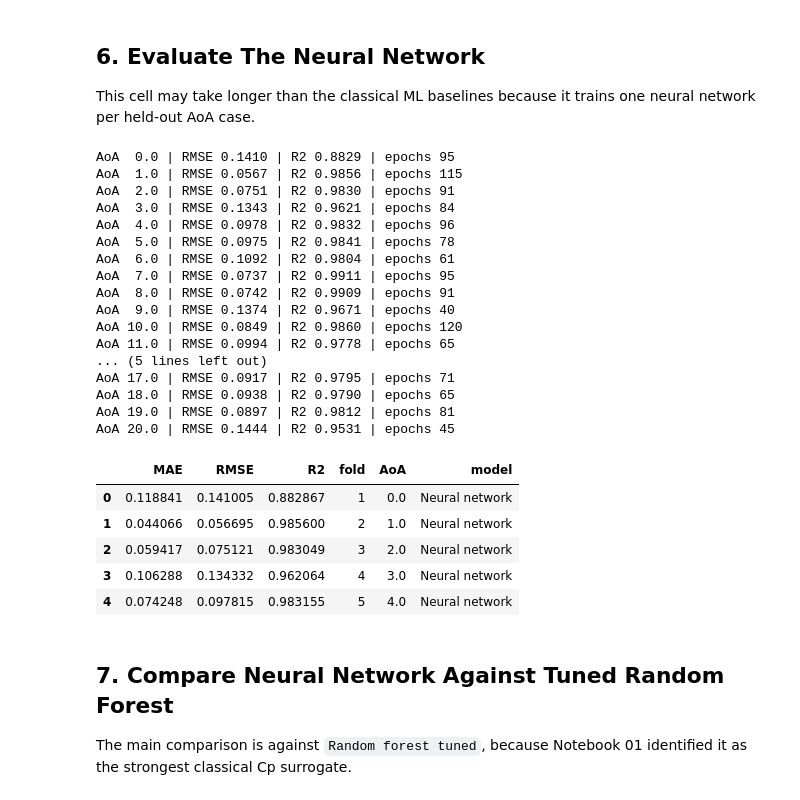
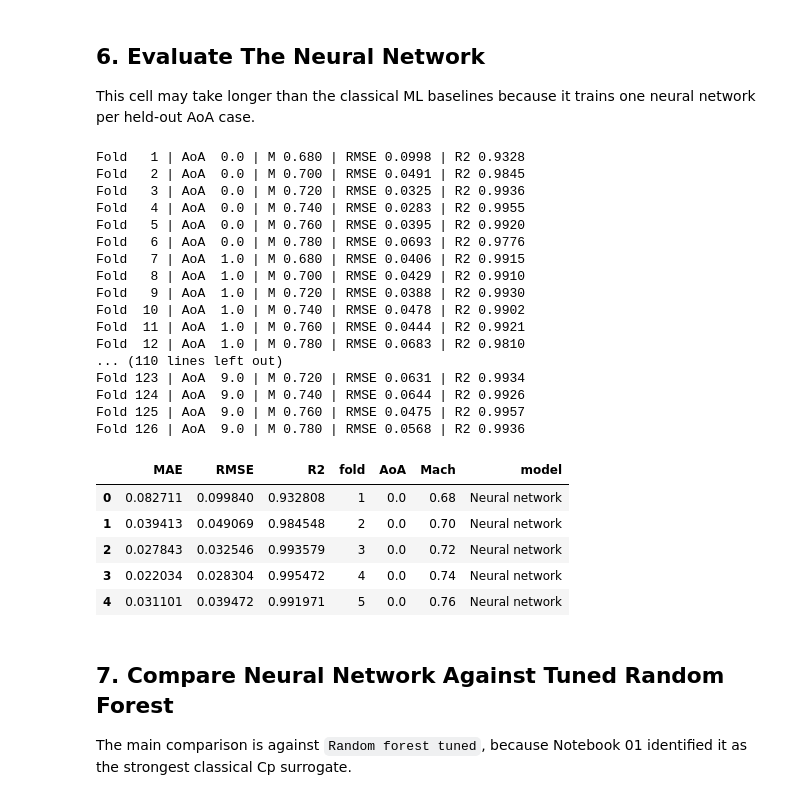
Before and after one commit to ItsKong/CFD-Machine-learning, a Jupyter notebook: notebooks/02_neural_network_comparison.ipynb, the cells around one changed output. Cells and saved outputs as stored; diff of their text form; code cells hidden in the pictures.

Commit message:
add mach number

```diff
--- a/notebooks/02_neural_network_comparison.ipynb
+++ b/notebooks/02_neural_network_comparison.ipynb
@@ -215,30 +229,30 @@ def evaluate_neural_network(X, y, groups, epochs=120, batch_size=64):
 # %%
-nn_scores, nn_predictions, nn_training = evaluate_neural_network(X, y, groups)
+nn_scores, nn_predictions, nn_training = evaluate_neural_network(X, y, groups, original_df=cp_df)
 nn_scores.head()
 # %% [output]
-AoA  0.0 | RMSE 0.1410 | R2 0.8829 | epochs 95
-AoA  1.0 | RMSE 0.0567 | R2 0.9856 | epochs 115
-AoA  2.0 | RMSE 0.0751 | R2 0.9830 | epochs 91
-AoA  3.0 | RMSE 0.1343 | R2 0.9621 | epochs 84
-AoA  4.0 | RMSE 0.0978 | R2 0.9832 | epochs 96
-AoA  5.0 | RMSE 0.0975 | R2 0.9841 | epochs 78
-AoA  6.0 | RMSE 0.1092 | R2 0.9804 | epochs 61
-AoA  7.0 | RMSE 0.0737 | R2 0.9911 | epochs 95
-AoA  8.0 | RMSE 0.0742 | R2 0.9909 | epochs 91
-AoA  9.0 | RMSE 0.1374 | R2 0.9671 | epochs 40
-AoA 10.0 | RMSE 0.0849 | R2 0.9860 | epochs 120
-AoA 11.0 | RMSE 0.0994 | R2 0.9778 | epochs 65
-... (5 lines left out)
-AoA 17.0 | RMSE 0.0917 | R2 0.9795 | epochs 71
-AoA 18.0 | RMSE 0.0938 | R2 0.9790 | epochs 65
-AoA 19.0 | RMSE 0.0897 | R2 0.9812 | epochs 81
-AoA 20.0 | RMSE 0.1444 | R2 0.9531 | epochs 45
+Fold   1 | AoA  0.0 | M 0.680 | RMSE 0.0998 | R2 0.9328
+Fold   2 | AoA  0.0 | M 0.700 | RMSE 0.0491 | R2 0.9845
+Fold   3 | AoA  0.0 | M 0.720 | RMSE 0.0325 | R2 0.9936
+Fold   4 | AoA  0.0 | M 0.740 | RMSE 0.0283 | R2 0.9955
+Fold   5 | AoA  0.0 | M 0.760 | RMSE 0.0395 | R2 0.9920
+Fold   6 | AoA  0.0 | M 0.780 | RMSE 0.0693 | R2 0.9776
+Fold   7 | AoA  1.0 | M 0.680 | RMSE 0.0406 | R2 0.9915
+Fold   8 | AoA  1.0 | M 0.700 | RMSE 0.0429 | R2 0.9910
+Fold   9 | AoA  1.0 | M 0.720 | RMSE 0.0388 | R2 0.9930
+Fold  10 | AoA  1.0 | M 0.740 | RMSE 0.0478 | R2 0.9902
+Fold  11 | AoA  1.0 | M 0.760 | RMSE 0.0444 | R2 0.9921
+Fold  12 | AoA  1.0 | M 0.780 | RMSE 0.0683 | R2 0.9810
+... (110 lines left out)
+Fold 123 | AoA  9.0 | M 0.720 | RMSE 0.0631 | R2 0.9934
+Fold 124 | AoA  9.0 | M 0.740 | RMSE 0.0644 | R2 0.9926
+Fold 125 | AoA  9.0 | M 0.760 | RMSE 0.0475 | R2 0.9957
+Fold 126 | AoA  9.0 | M 0.780 | RMSE 0.0568 | R2 0.9936
-|  | MAE | RMSE | R2 | fold | AoA | model |
-| 0 | 0.118841 | 0.141005 | 0.882867 | 1 | 0.0 | Neural network |
-| 1 | 0.044066 | 0.056695 | 0.985600 | 2 | 1.0 | Neural network |
-| 2 | 0.059417 | 0.075121 | 0.983049 | 3 | 2.0 | Neural network |
-| 3 | 0.106288 | 0.134332 | 0.962064 | 4 | 3.0 | Neural network |
-| 4 | 0.074248 | 0.097815 | 0.983155 | 5 | 4.0 | Neural network |
+|  | MAE | RMSE | R2 | fold | AoA | Mach | model |
+| 0 | 0.082711 | 0.099840 | 0.932808 | 1 | 0.0 | 0.68 | Neural network |
+| 1 | 0.039413 | 0.049069 | 0.984548 | 2 | 0.0 | 0.70 | Neural network |
+| 2 | 0.027843 | 0.032546 | 0.993579 | 3 | 0.0 | 0.72 | Neural network |
+| 3 | 0.022034 | 0.028304 | 0.995472 | 4 | 0.0 | 0.74 | Neural network |
+| 4 | 0.031101 | 0.039472 | 0.991971 | 5 | 0.0 | 0.76 | Neural network |
 # %% [markdown]
 ## 7. Compare Neural Network Against Tuned Random Forest
 
```
Also changed, not shown: parts of 9 cells of this notebook, 16 other files.
